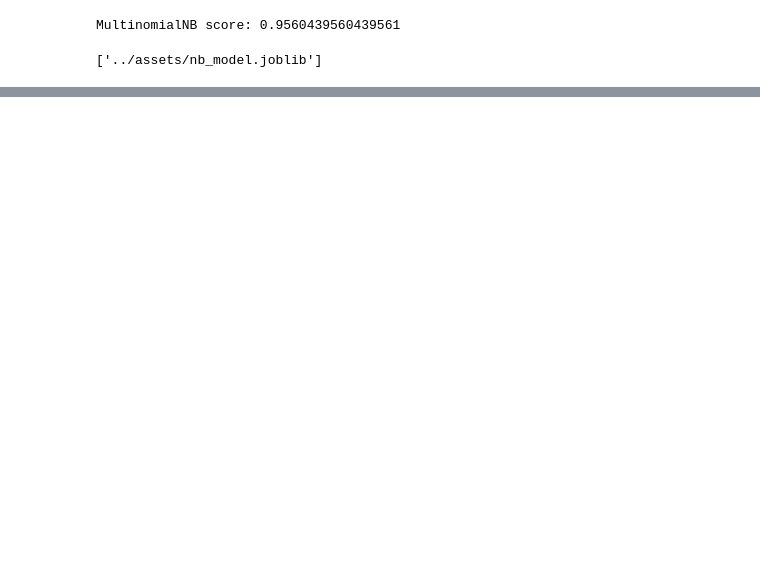
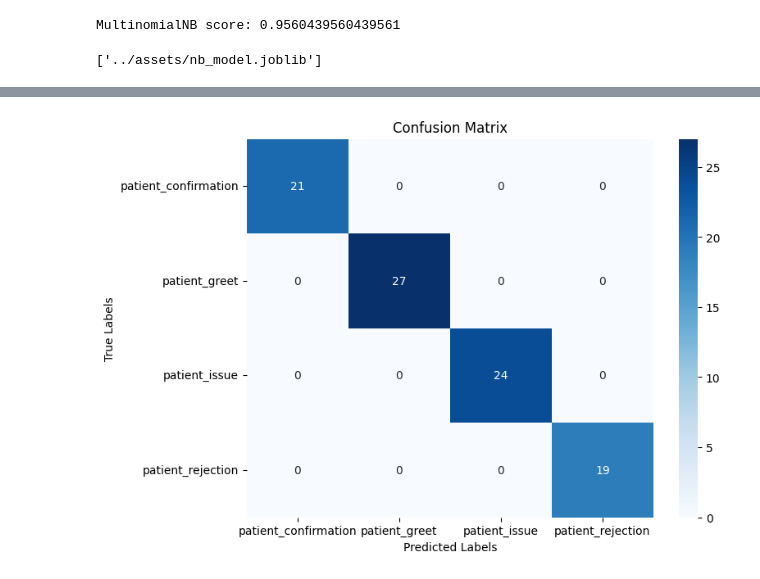
Before and after one commit to KarimKishly/data-science-chatbot, a Jupyter notebook: notebooks/nb_classifier.ipynb, the cells around one changed output, grey strips where cells are left out. Saved outputs shown, nothing was run; the diff lists cells and outputs as text; code cells hidden in the pictures; blank space fills up the shorter version.

Commit message:
Add metrics

```diff
--- a/notebooks/nb_classifier.ipynb
+++ b/notebooks/nb_classifier.ipynb
@@ -28,3 +44,18 @@ joblib.dump(nb_classifier, '../assets/nb_model.joblib')
 # %% [output]
 MultinomialNB score: 0.9560439560439561
 ['../assets/nb_model.joblib']
+# %%
+from sklearn import metrics
+y_pred = nb_classifier.predict(tfidf_vectorizer.transform(X_test))
+accuracy = metrics.accuracy_score(y_test, y_pred)
+precision = metrics.precision_score(y_test, y_pred, average='weighted')
+recall = metrics.recall_score(y_test, y_pred, average='weighted')
+f1_score = metrics.f1_score(y_test, y_pred, average='weighted')
+
+print("accuracy:", accuracy)
+print("precision:", precision)
+print("recall:", recall)
+print("f1 Score:", f1_score)
+confusion_matrix = metrics.confusion_matrix(y_test, y_pred)
+print("confusion matrix:")
+print(confusion_matrix)
@@ -30,0 +142,11 @@ MultinomialNB score: 0.9560439560439561
+# %%
+import matplotlib.pyplot as plt
+import seaborn as sns
+plt.figure(figsize=(8, 6))
+sns.heatmap(conf_matrix, annot=True, fmt='d', cmap='Blues', xticklabels=nb_classifier.classes_, yticklabels=nb_classifier.classes_)
+plt.xlabel('Predicted Labels')
+plt.ylabel('True Labels')
+plt.title('Confusion Matrix')
+plt.show()
+# %% [output]
+[figure, added]
```
Also changed, not shown: parts of 7 cells of this notebook, 4 other files.
